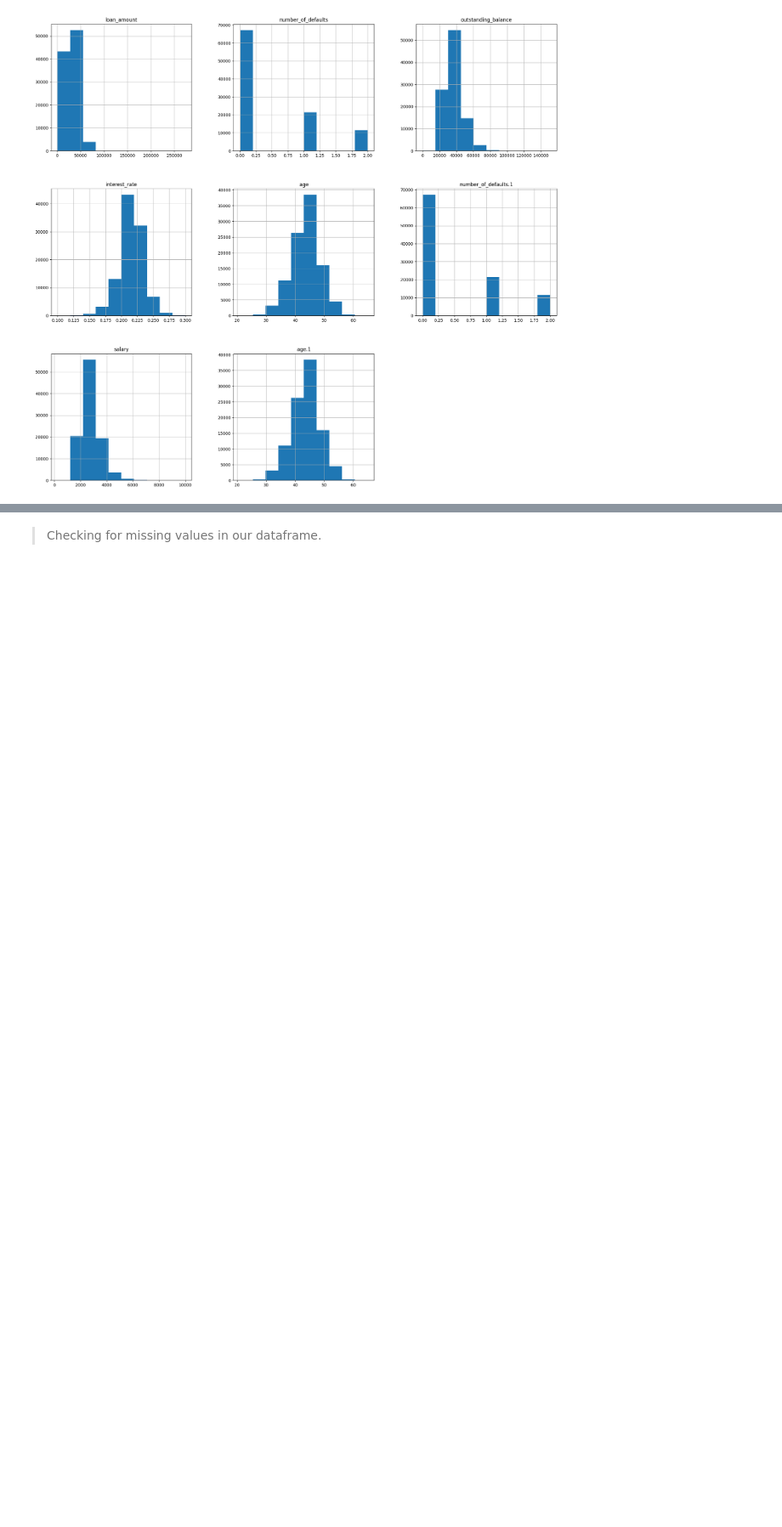
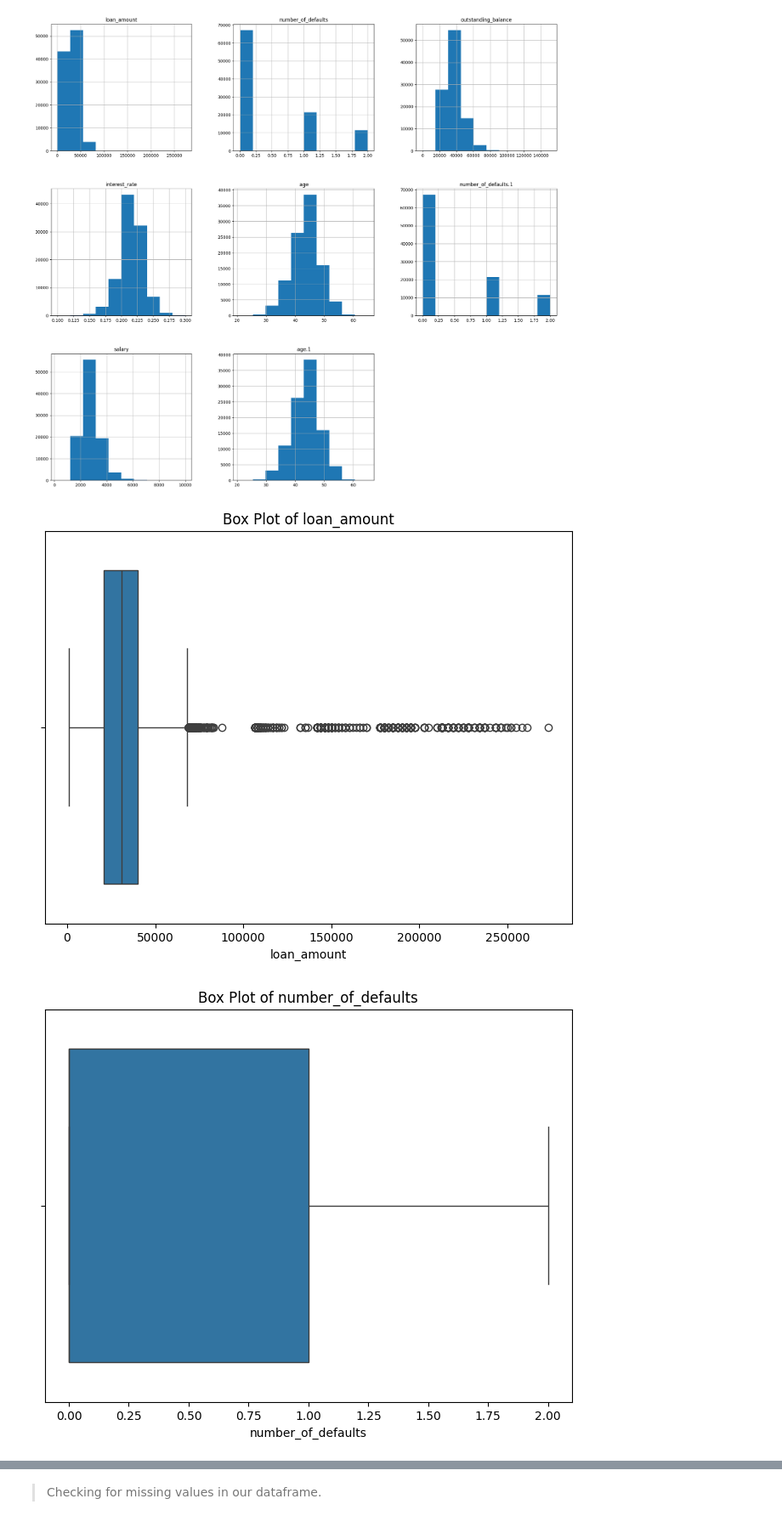
Before and after one commit to RonChits/Default-Probability, a Jupyter notebook: Default_Probability.ipynb, the cells around one changed output, grey strips where cells are left out. Shown at 85% size. Saved outputs shown, nothing was run; the diff lists cells and outputs as text; code cells hidden in the pictures; blank space fills up the shorter version.

```diff
--- a/Default_Probability.ipynb
+++ b/Default_Probability.ipynb
@@ -235,3 +166,14 @@ df.hist(figsize=(22,20))
 plt.show()
 # %% [output]
 [figure]
+# %%
+
+# Create a box plot for each numerical feature
+for column in df.select_dtypes(include=['number']):
+    plt.figure(figsize=(8, 6))
+    sns.boxplot(x=df[column])
+    plt.title(f"Box Plot of {column}")
+    plt.show()
+# %% [output]
+[figure, added]
+[figure, added]
```
Also changed, not shown: parts of 31 cells of this notebook.
